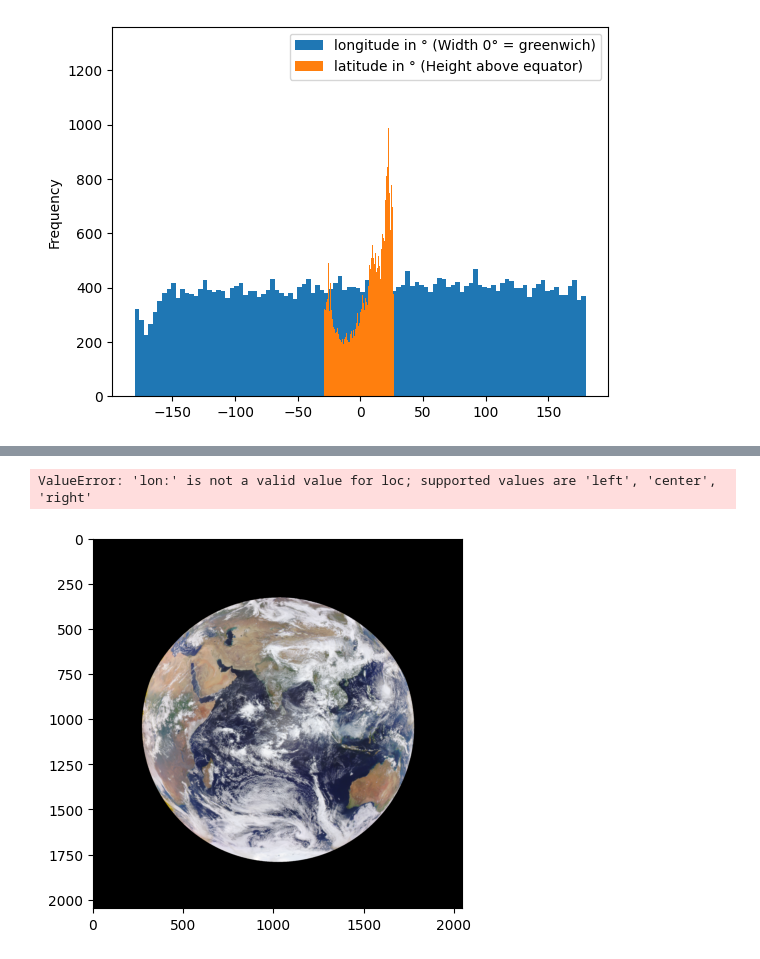
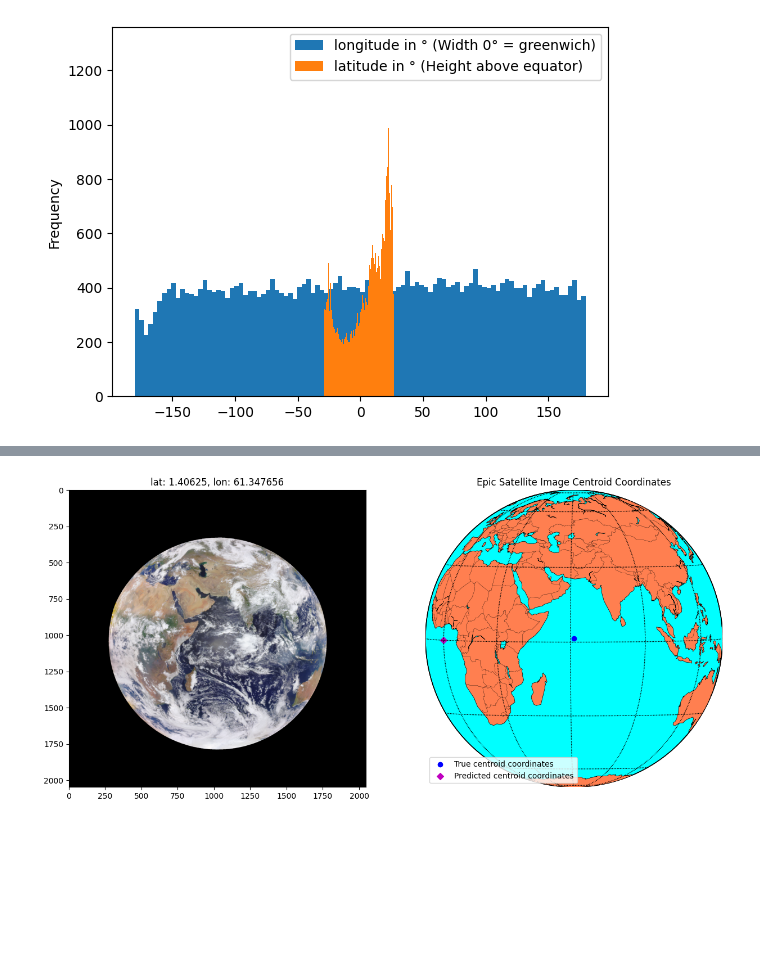
Before and after one commit to kevin-paul97/fantastic-palm-tree, a Jupyter notebook: Project/main.ipynb, the cells around one changed output, grey strips where cells are left out. Cells and saved outputs as stored; diff of their text form; code cells hidden in the pictures; blank space fills up the shorter version.

```diff
--- a/Project/main.ipynb
+++ b/Project/main.ipynb
@@ -297,18 +286,58 @@ plt.show()
-# %%
-'''
-# Model training
-for epoch in range(10):
-    for x, _ in dataloader:
-        optimizer.zero_grad()
-        y_pred = model(x)
-        print(y_pred)
-'''
-# Print image from pics_with_coords/all folder with coordinates
-img_coords = os.listdir("pics_with_coords/all")
-img = Image.open(f"pics_with_coords/all/{img_coords[0]}")
-plt.imshow(img)
-plt.title('lat:', img_coords[0].split("/")[-1].strip(".png").split("_")[-2], 'lon:', img_coords[0].split("/")[-1].strip(".png").split("_")[-1])
-plt.show()
-# %% [output]
-ValueError: 'lon:' is not a valid value for loc; supported values are 'left', 'center', 'right'
-[figure, removed]
+# %%
+'''
+# Model training
+for epoch in range(10):
+    for x, _ in dataloader:
+        optimizer.zero_grad()
+        y_pred = model(x)
+        print(y_pred)
+'''
+
+img_num = random.randint(0, len(os.listdir("pics_with_coords/all")))
+
+fig, axs = plt.subplots(1, 2, figsize=(15, 7))
+
+# Print image from pics_with_coords/all folder with coordinates
+img_coords = os.listdir("pics_with_coords/all")
+img = Image.open(f"pics_with_coords/all/{img_coords[img_num]}")
+axs[0].imshow(img)
+axs[0].set_title(f'lat: {img_coords[img_num].split("/")[-1].strip(".png").split("_")[-2]}, lon: {img_coords[img_num].split("/")[-1].strip(".png").split("_")[-1]}')
+
+# set up orthographic map projection with
+# perspective of satellite looking down at 45N, 100W.
+# use low resolution coastlines.
+map = Basemap(projection='ortho', lat_0=float(img_coords[img_num].split("/")[-1].strip(".png").split("_")[-2]), lon_0=float(img_coords[img_num].split("/")[-1].strip(".png").split("_")[-1]), resolution='c', ax=axs[1])
+
+# draw coastlines, country boundaries, fill continents.
+map.drawcoastlines(linewidth=0.5)
+map.drawcountries(linewidth=0.25)
+map.fillcontinents(color='coral', lake_color='aqua')
+
+# draw the edge of the map projection region (the projection limb)
+map.drawmapboundary(fill_color='aqua')
+
+# draw lat/lon grid lines every 30 degrees.
+map.drawmeridians(np.arange(0, 360, 30))
+map.drawparallels(np.arange(-90, 90, 30))
+
+p, q = map(float(img_coords[img_num].split("/")[-1].strip(".png").split("_")[-1]), float(img_coords[img_num].split("/")[-1].strip(".png").split("_")[-2]))
+map.scatter(p, q, marker="o", color="b", label="True centroid coordinates")
+
+# Print models prediction
+# Load the image using torchvision
+img_tensor = trans(img).unsqueeze(0).to("mps")
+
+# Get the model's prediction
+model.eval()
+with torch.no_grad():
+    pred_coords = model(img_tensor).cpu().numpy().flatten()
+
+p_pred, q_pred = map(pred_coords[1], pred_coords[0])
+map.scatter(p_pred, q_pred, marker="D", color="m", label="Predicted centroid coordinates")
+
+# plot labels
+axs[1].set_title("Epic Satellite Image Centroid Coordinates")
+plt.legend(loc='lower left')
+plt.show()
+# %% [output]
+[figure, added]
```
Also changed, not shown: parts of 4 cells of this notebook, 3 other files.
